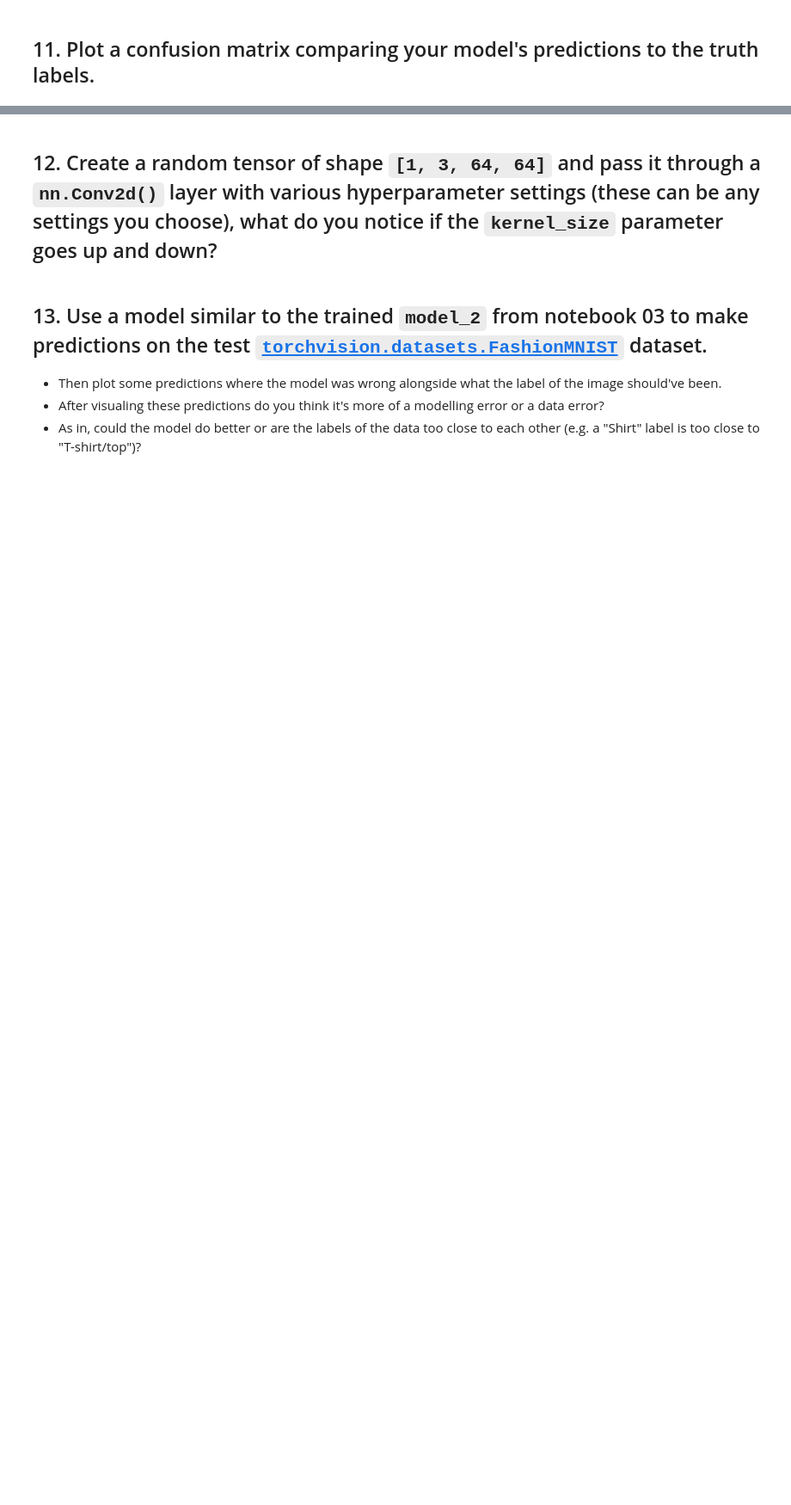
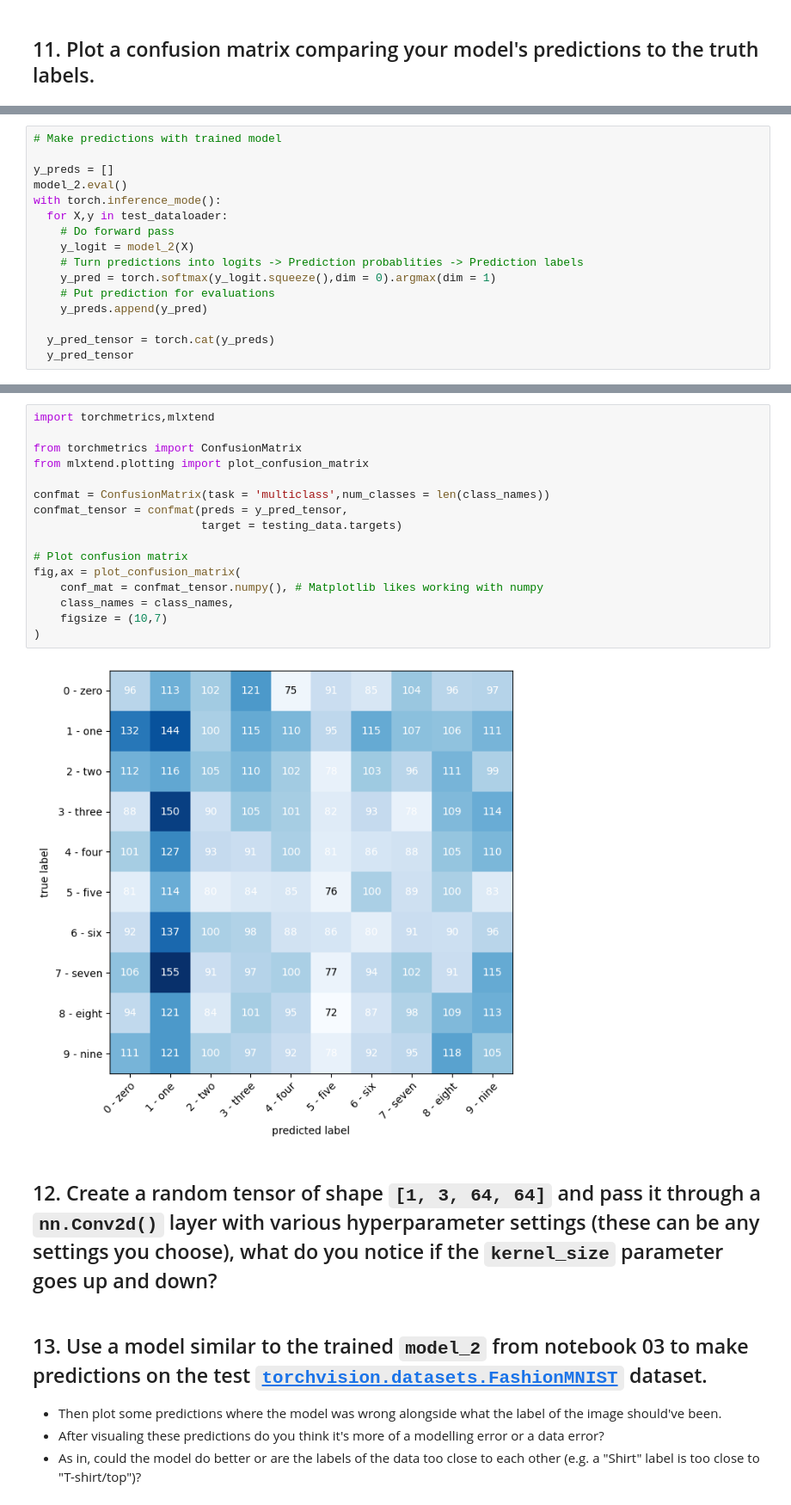
Before and after one commit to Datanerd97/PyTorch, a Jupyter notebook: extras/exercises/03_pytorch_computer_vision_exercises.ipynb, the cells around one changed output, grey strips where cells are left out. Shown: that part at 86% size. Drawn from its saved outputs; the diff is of its cells as text; blank space fills up the shorter version.

```diff
--- a/extras/exercises/03_pytorch_computer_vision_exercises.ipynb
+++ b/extras/exercises/03_pytorch_computer_vision_exercises.ipynb
@@ -465,0 +627,16 @@ model_2_results = eval_model(
+# %%
+# Make predictions with trained model
+
+y_preds = []
+model_2.eval()
+with torch.inference_mode():
+  for X,y in test_dataloader:
+    # Do forward pass
+    y_logit = model_2(X)
+    # Turn predictions into logits -> Prediction probablities -> Prediction labels
+    y_pred = torch.softmax(y_logit.squeeze(),dim = 0).argmax(dim = 1)
+    # Put prediction for evaluations
+    y_preds.append(y_pred)
+
+  y_pred_tensor = torch.cat(y_preds)
+  y_pred_tensor
@@ -466,3 +647,21 @@ model_2_results = eval_model(
+# %%
+import torchmetrics,mlxtend
+
+from torchmetrics import ConfusionMatrix
+from mlxtend.plotting import plot_confusion_matrix
+
+confmat = ConfusionMatrix(task = 'multiclass',num_classes = len(class_names))
+confmat_tensor = confmat(preds = y_pred_tensor,
+                         target = testing_data.targets)
+
+# Plot confusion matrix
+fig,ax = plot_confusion_matrix(
+    conf_mat = confmat_tensor.numpy(), # Matplotlib likes working with numpy
+    class_names = class_names,
+    figsize = (10,7)
+)
+# %% [output]
+[figure, added]
 # %% [markdown]
 ## 12. Create a random tensor of shape `[1, 3, 64, 64]` and pass it through a `nn.Conv2d()` layer with various hyperparameter settings (these can be any settings you choose), what do you notice if the `kernel_size` parameter goes up and down?
 # %% [markdown]
```
Also changed, not shown: parts of 12 cells of this notebook.
